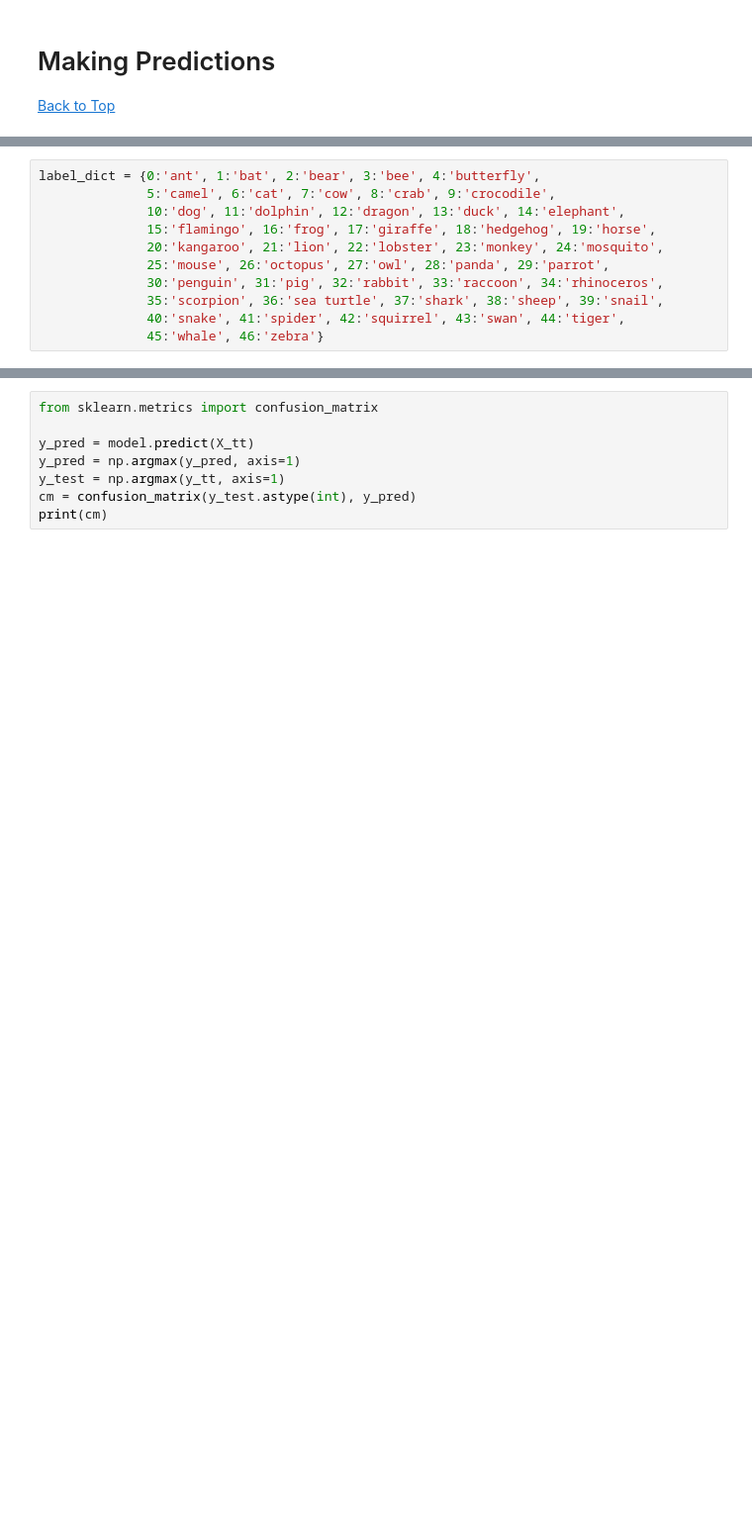
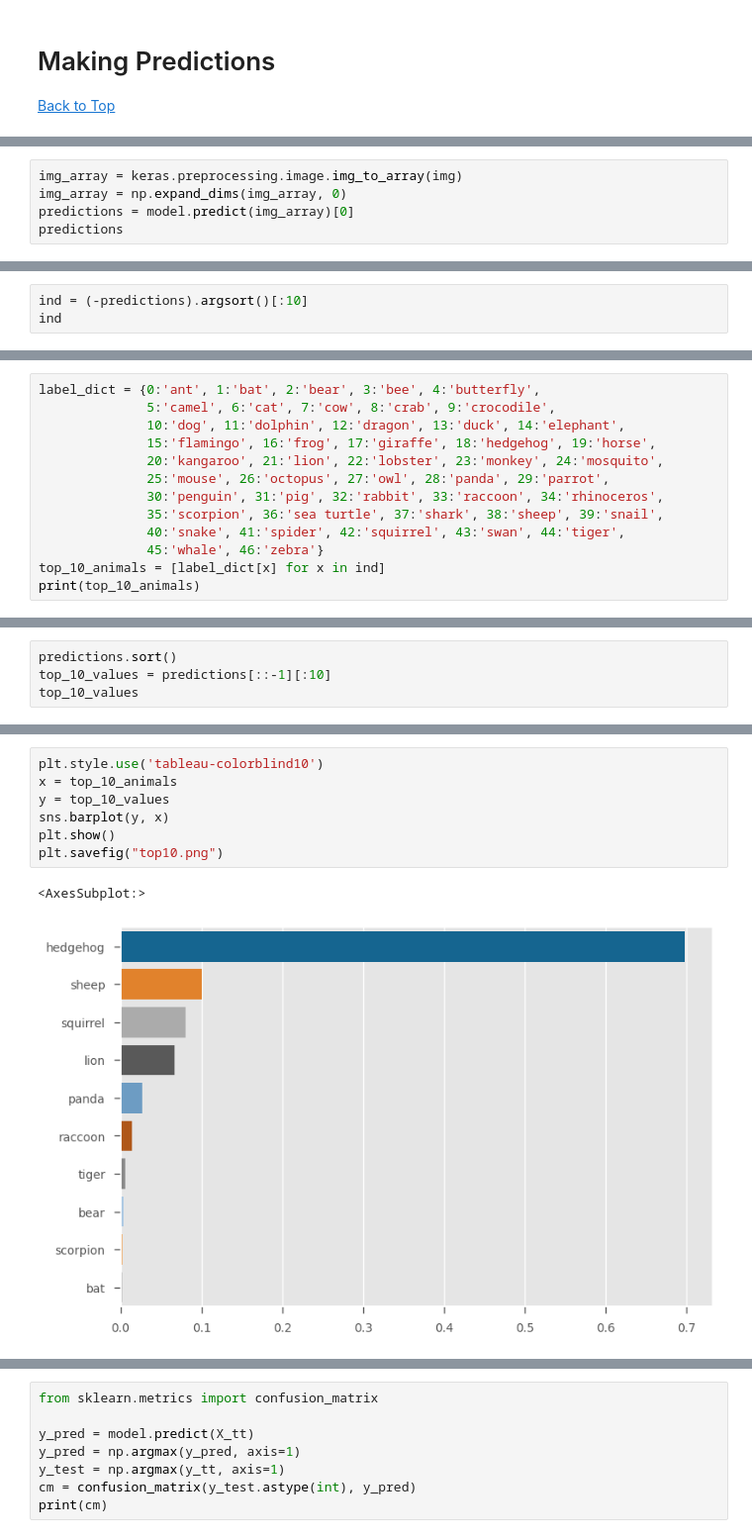
Before and after one commit to datascisteven/Flictionary, a Jupyter notebook: notebooks/mobilenet.ipynb, the cells around one changed output, grey strips where cells are left out. Shown: that part at 99% size. Saved outputs shown, nothing was run; the diff lists cells and outputs as text; blank space fills up the shorter version.

```diff
--- a/notebooks/mobilenet.ipynb
+++ b/notebooks/mobilenet.ipynb
@@ -671,0 +662,5 @@ array([42, 17, 33])
+# %%
+img_array = keras.preprocessing.image.img_to_array(img)
+img_array = np.expand_dims(img_array, 0)
+predictions = model.predict(img_array)[0]
+predictions
@@ -671,0 +680,3 @@ array([42, 17, 33])
+# %%
+ind = (-predictions).argsort()[:10]
+ind
@@ -680,3 +693,5 @@ label_dict = {0:'ant', 1:'bat', 2:'bear', 3:'bee', 4:'butterfly',
               35:'scorpion', 36:'sea turtle', 37:'shark', 38:'sheep', 39:'snail',
               40:'snake', 41:'spider', 42:'squirrel', 43:'swan', 44:'tiger',
               45:'whale', 46:'zebra'}
+top_10_animals = [label_dict[x] for x in ind]
+print(top_10_animals)
@@ -687,0 +700,4 @@ print(latex)
+# %%
+predictions.sort()
+top_10_values = predictions[::-1][:10]
+top_10_values
@@ -687,0 +708,10 @@ print(latex)
+# %%
+plt.style.use('tableau-colorblind10')
+x = top_10_animals
+y = top_10_values
+sns.barplot(y, x)
+plt.show()
+plt.savefig("top10.png")
+# %% [output]
+<AxesSubplot:>
+[figure, added]
```
Also changed, not shown: parts of 18 cells of this notebook, 4 other files.
